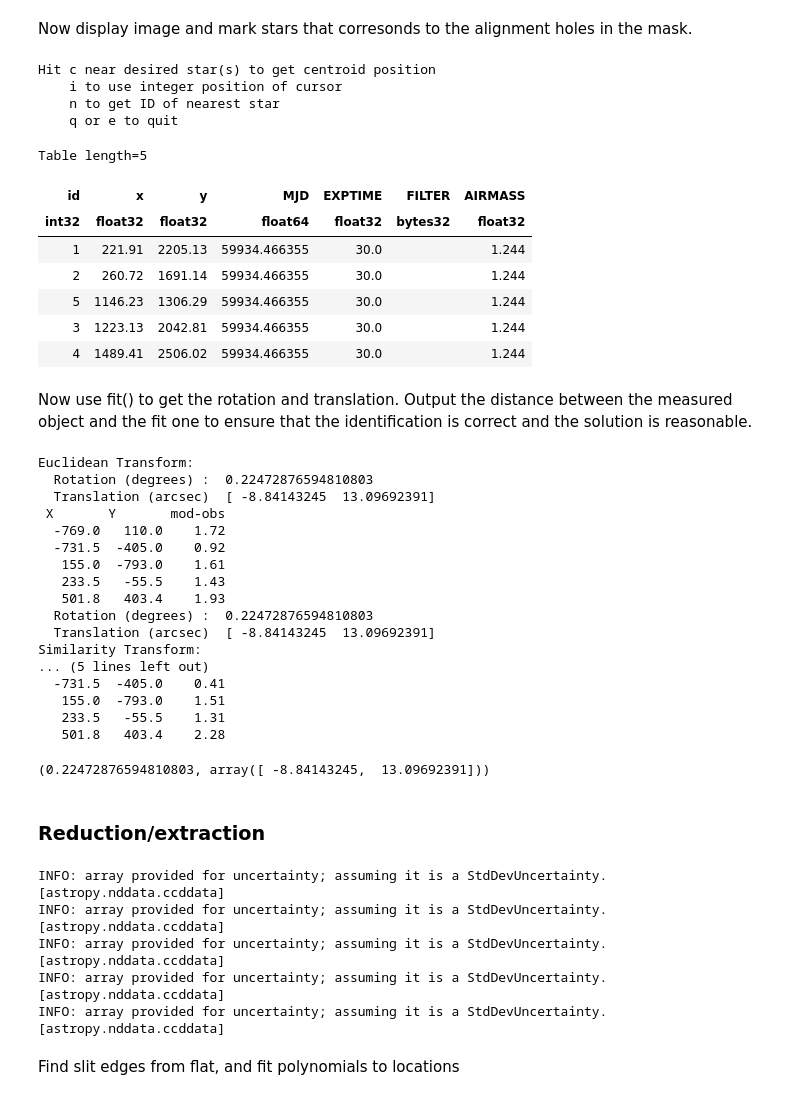
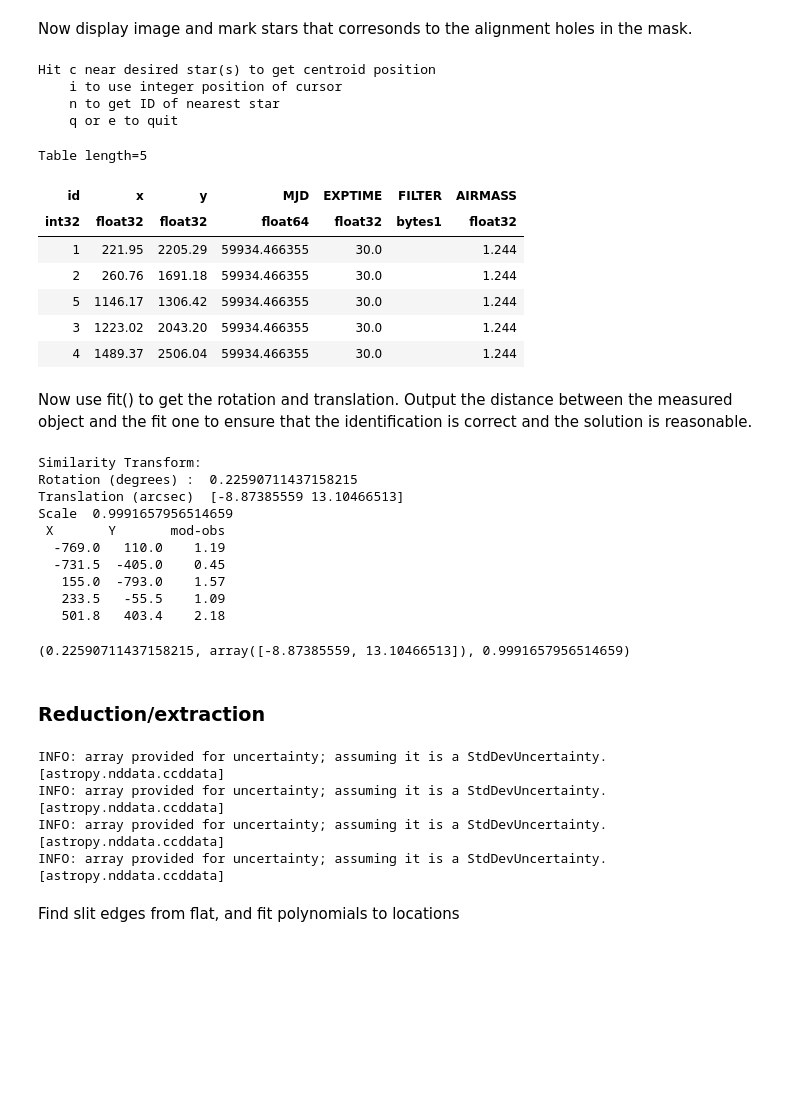
Before and after one commit to holtzmanjon/pyvista, a Jupyter notebook: doc/notebooks/slitmask.ipynb, the cells around one changed output. Saved outputs shown, nothing was run; the diff lists cells and outputs as text; code cells hidden in the pictures; blank space fills up the shorter version.

```diff
--- a/doc/notebooks/slitmask.ipynb
+++ b/doc/notebooks/slitmask.ipynb
@@ -139,47 +141,40 @@ Table length=5
 Now display image and mark stars that corresonds to the alignment holes in the mask.
 # %%
 t.tv(nomask,max=30000)
-s=stars.mark(t,rad=5)
+s=stars.mark(t,rad=7)
 
 # sort these by x coorindate to match order of alignment holes
 s.sort('x')
 s
 # %% [output]
 Hit c near desired star(s) to get centroid position
     i to use integer position of cursor
     n to get ID of nearest star
     q or e to quit
 Table length=5
 | id | x | y | MJD | EXPTIME | FILTER | AIRMASS |
-| int32 | float32 | float32 | float64 | float32 | bytes32 | float32 |
-| 1 | 221.91 | 2205.13 | 59934.466355 | 30.0 |  | 1.244 |
-| 2 | 260.72 | 1691.14 | 59934.466355 | 30.0 |  | 1.244 |
-| 5 | 1146.23 | 1306.29 | 59934.466355 | 30.0 |  | 1.244 |
-| 3 | 1223.13 | 2042.81 | 59934.466355 | 30.0 |  | 1.244 |
-| 4 | 1489.41 | 2506.02 | 59934.466355 | 30.0 |  | 1.244 |
+| int32 | float32 | float32 | float64 | float32 | bytes1 | float32 |
+| 1 | 221.95 | 2205.29 | 59934.466355 | 30.0 |  | 1.244 |
+| 2 | 260.76 | 1691.18 | 59934.466355 | 30.0 |  | 1.244 |
+| 5 | 1146.17 | 1306.42 | 59934.466355 | 30.0 |  | 1.244 |
+| 3 | 1223.02 | 2043.20 | 59934.466355 | 30.0 |  | 1.244 |
+| 4 | 1489.37 | 2506.04 | 59934.466355 | 30.0 |  | 1.244 |
 # %% [markdown]
 Now use fit() to get the rotation and translation. Output the distance between the measured object and the fit one to ensure that the identification is correct and the solution is reasonable.
 # %%
 slitmask.fit(h,s)
 # %% [output]
-Euclidean Transform:
-  Rotation (degrees) :  0.22472876594810803
-  Translation (arcsec)  [ -8.84143245  13.09692391]
+Similarity Transform:
+Rotation (degrees) :  0.22590711437158215
+Translation (arcsec)  [-8.87385559 13.10466513]
+Scale  0.9991657956514659
  X       Y       mod-obs
-  -769.0   110.0    1.72
-  -731.5  -405.0    0.92
-   155.0  -793.0    1.61
-   233.5   -55.5    1.43
-   501.8   403.4    1.93
-  Rotation (degrees) :  0.22472876594810803
-  Translation (arcsec)  [ -8.84143245  13.09692391]
-Similarity Transform:
-... (5 lines left out)
-  -731.5  -405.0    0.41
-   155.0  -793.0    1.51
-   233.5   -55.5    1.31
-   501.8   403.4    2.28
+  -769.0   110.0    1.19
+  -731.5  -405.0    0.45
+   155.0  -793.0    1.57
+   233.5   -55.5    1.09
+   501.8   403.4    2.18
-(0.22472876594810803, array([ -8.84143245,  13.09692391]))
+(0.22590711437158215, array([-8.87385559, 13.10466513]), 0.9991657956514659)
 # %% [markdown]
 <h3>Reduction/extraction
 # %%
@@ -193,7 +188,6 @@ import pdb
 t=tv.TV()
 # %%
 red=imred.Reducer('KOSMOS',dir='/home/holtz/raw/apo/UT221221_cleaned',verbose=False)
-im = red.reduce(54)
 flat = red.reduce(71)
 arc = red.reduce(70)
 arcs= red.sum([70,67])
@@ -202,7 +196,6 @@ INFO: array provided for uncertainty; assuming it is a StdDevUncertainty. [astro
 INFO: array provided for uncertainty; assuming it is a StdDevUncertainty. [astropy.nddata.ccddata]
 INFO: array provided for uncertainty; assuming it is a StdDevUncertainty. [astropy.nddata.ccddata]
 INFO: array provided for uncertainty; assuming it is a StdDevUncertainty. [astropy.nddata.ccddata]
-INFO: array provided for uncertainty; assuming it is a StdDevUncertainty. [astropy.nddata.ccddata]
 # %% [markdown]
 Find slit edges from flat, and fit polynomials to locations
 # %%
```
Also changed, not shown: parts of 28 cells of this notebook, 7 other files.
